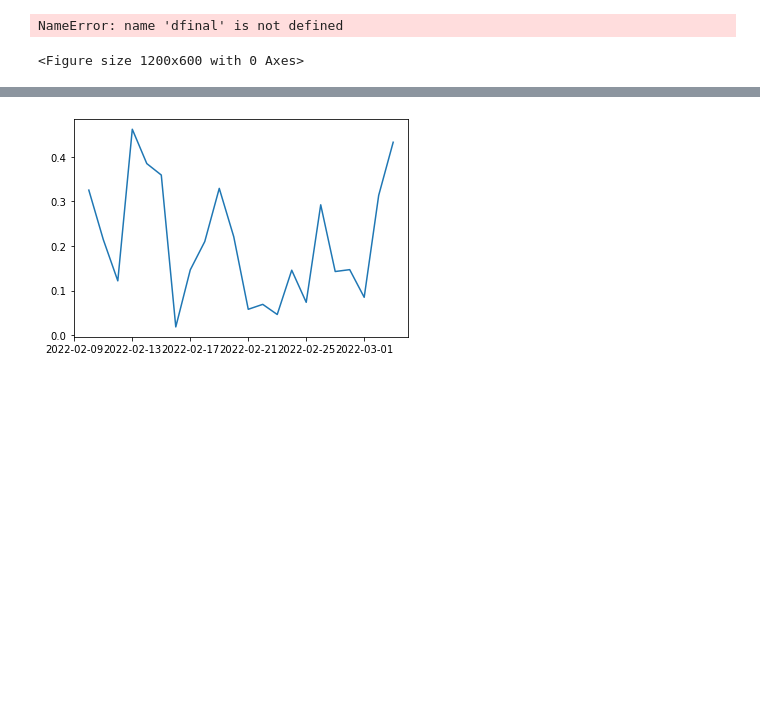
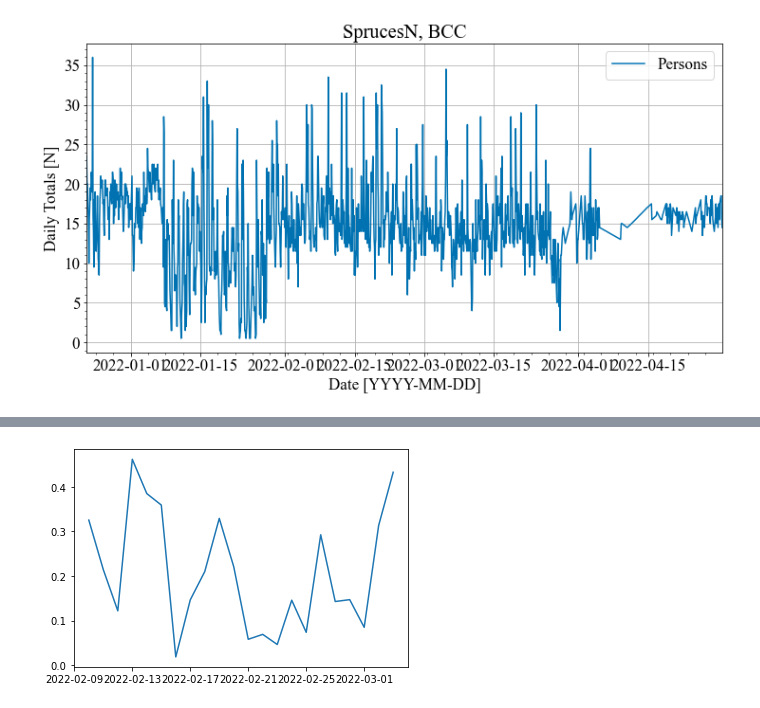
Before and after one commit to maria-analytics/UAC_WBA, a Jupyter notebook: UAC_TH_21_22.ipynb, the cells around one changed output, grey strips where cells are left out. Cells and saved outputs as stored; diff of their text form; code cells hidden in the pictures; blank space fills up the shorter version.

```diff
--- a/UAC_TH_21_22.ipynb
+++ b/UAC_TH_21_22.ipynb
@@ -80,20 +106,21 @@ Text(0, 0.5, 'N')
 # %%
+
+
 plt.figure(figsize=(12, 6))
-plt.plot(dfinal['People'][40:]/2)
-plt.plot(dtot['Beacons'][40:]/2)
+plt.plot(data_wp['People'][40:]/2)
+#plt.plot(dtot['Beacons'][40:]/2)
 plt.ylabel('Daily Totals [N]')
 plt.xlabel('Date [YYYY-MM-DD]')
 plt.minorticks_on()
 plt.grid(b=bool, which='major', axis='both')
 plt.autoscale(enable=True, axis='x', tight=True)
 plt.title('SprucesN, BCC')
 
 plt.legend(['Persons','Becaons']) # legend in upper left side
 #plt.show()
 plt.savefig('Timeseries_SprucesN_BCC_People_Beacons' +'.pdf', bbox_inches='tight')
 # %% [output]
-NameError: name 'dfinal' is not defined
-<Figure size 1200x600 with 0 Axes>
+[figure, added]
 # %%
 plt.figure(figsize=(10, 6))
 
```
Also changed, not shown: parts of 7 cells of this notebook.
